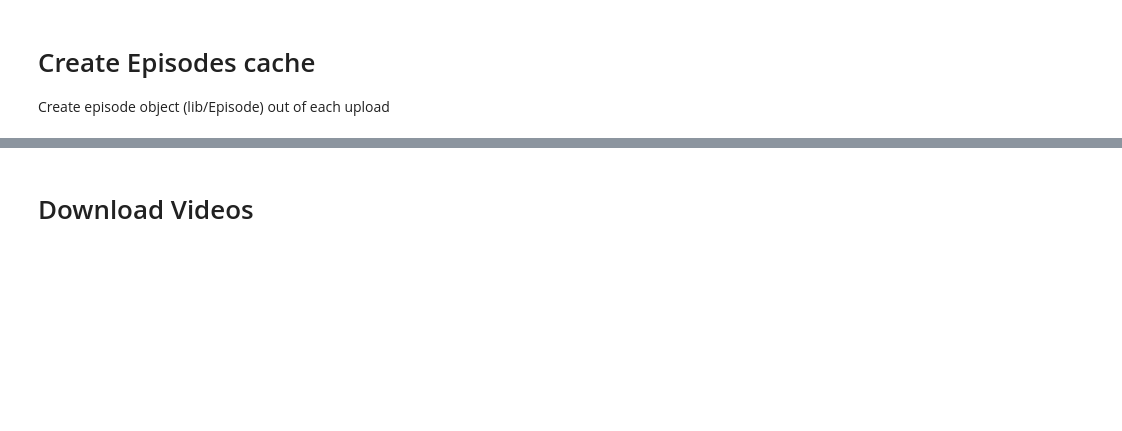
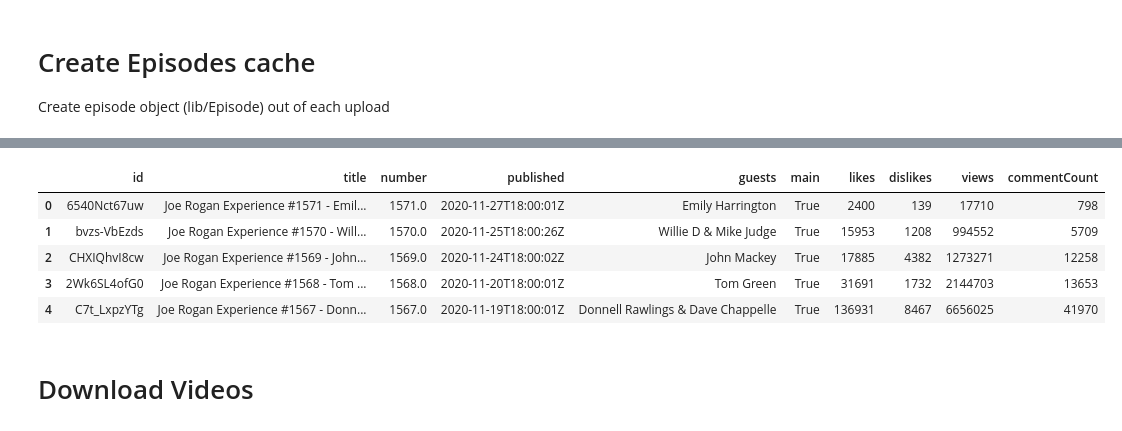
Before and after one commit to kierangilliam/jre-data-wrangling, a Jupyter notebook: src/1.download_data.ipynb, the cells around one changed output, grey strips where cells are left out. Drawn from its saved outputs; the diff is of its cells as text; code cells hidden in the pictures; blank space fills up the shorter version.

```diff
--- a/src/1.download_data.ipynb
+++ b/src/1.download_data.ipynb
@@ -227,15 +228,22 @@ Generating new pickle ./jre-episodes.pickle...
 # %%
 # Save CSV version of this to website directory
 ep_df = pd.DataFrame(
     [
-        (e.video_id, e.title, e.number, e.published_at, e.guests, e.is_main_episode, e.likes, e.dislikes, e.comment_count)
+        (e.video_id, e.title, e.number, e.published_at, e.guests, e.is_main_episode, e.likes, e.dislikes, e.views, e.comment_count)
          for e in episodes
     ],
-    columns=["id", "title", "number", "published", "guests", "main", "likes", "dislikes","commentCount"]
+    columns=["id", "title", "number", "published", "guests", "main", "likes", "dislikes","views","commentCount"]
 )
 
 ep_df.to_csv(WEBSITE + "episodes.csv")
 ep_df.head()
+# %% [output]
+|  | id | title | number | published | guests | main | likes | dislikes | views | commentCount |
+| 0 | 6540Nct67uw | Joe Rogan Experience #1571 - Emil... | 1571.0 | 2020-11-27T18:00:01Z | Emily Harrington | True | 2400 | 139 | 17710 | 798 |
+| 1 | bvzs-VbEzds | Joe Rogan Experience #1570 - Will... | 1570.0 | 2020-11-25T18:00:26Z | Willie D & Mike Judge | True | 15953 | 1208 | 994552 | 5709 |
+| 2 | CHXIQhvI8cw | Joe Rogan Experience #1569 - John... | 1569.0 | 2020-11-24T18:00:02Z | John Mackey | True | 17885 | 4382 | 1273271 | 12258 |
+| 3 | 2Wk6SL4ofG0 | Joe Rogan Experience #1568 - Tom ... | 1568.0 | 2020-11-20T18:00:01Z | Tom Green | True | 31691 | 1732 | 2144703 | 13653 |
+| 4 | C7t_LxpzYTg | Joe Rogan Experience #1567 - Donn... | 1567.0 | 2020-11-19T18:00:01Z | Donnell Rawlings & Dave Chappelle | True | 136931 | 8467 | 6656025 | 41970 |
 # %% [markdown]
 # Download Videos
 # %%
```
Also changed, not shown: parts of 2 cells of this notebook, 6 other files.
